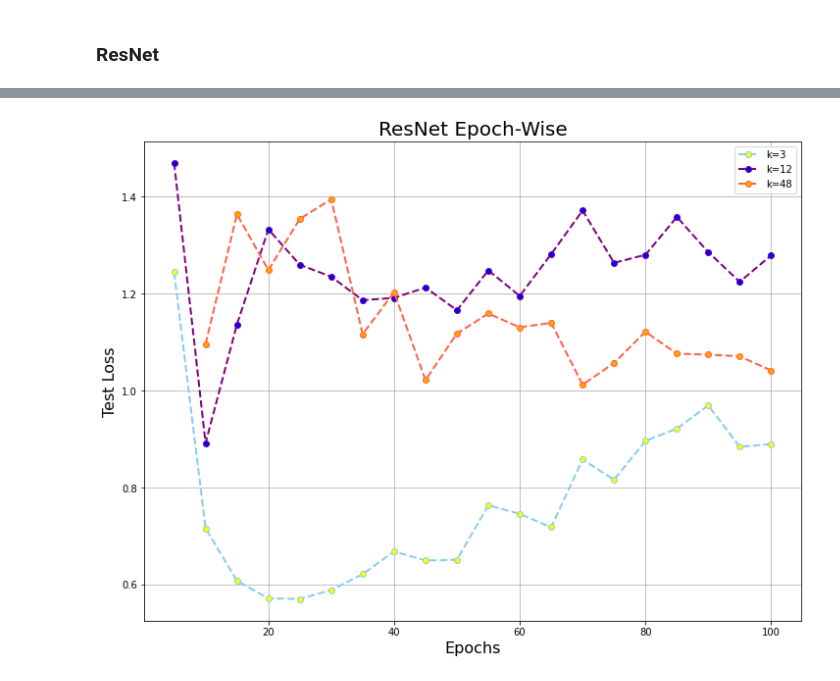
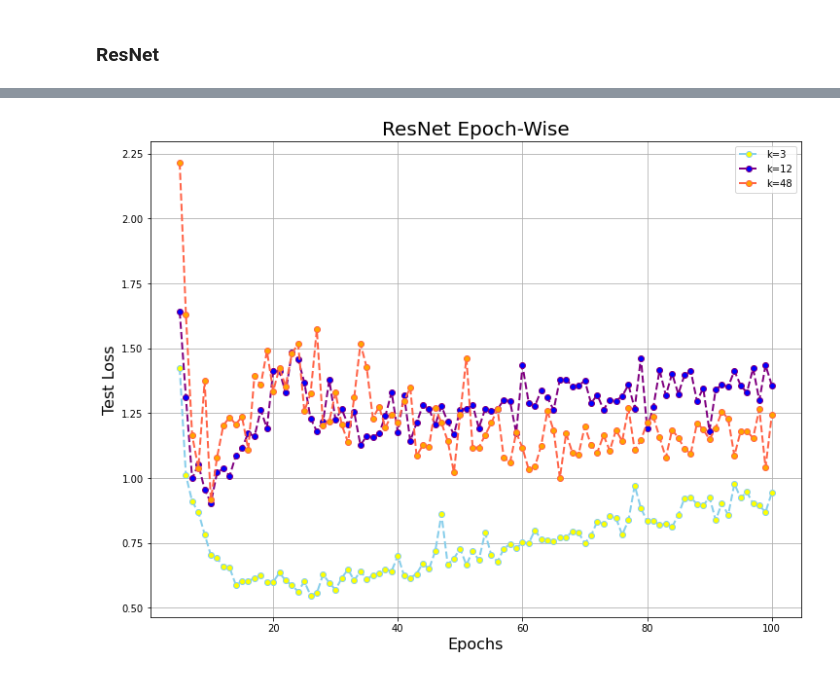
Before and after one commit to JasonTarzan/Deep-Double-Descent-Where-Bigger-Models-and-More-Data-Hurts, a Jupyter notebook: Deep-Double-Descent.ipynb, the cells around one changed output, grey strips where cells are left out. Saved outputs shown, nothing was run; the diff lists cells and outputs as text; code cells hidden in the pictures.

```diff
--- a/Deep-Double-Descent.ipynb
+++ b/Deep-Double-Descent.ipynb
@@ -373,10 +364,11 @@ plt.show()
 train_loss = {}
 test_loss = {}
 for k in [3,12,48]:
+    print()
     print('Model width parameter k: {}'.format(k))
     train_loss[k] = {}
     test_loss[k] = {}
-    for e in tqdm_notebook(range(5,155,5)):
+    for e in tqdm_notebook(range(5,101,1)):
         error_train = []
         error_test = []
         s = '-'
@@ -475,10 +466,11 @@ plt.show()
 train_loss = {}
 test_loss = {}
 for k in [3,12,48]:
+    print()
     print('Model width parameter k: {}'.format(k))
     train_loss[k] = {}
     test_loss[k] = {}
-    for e in tqdm_notebook(range(5,105,5)):
+    for e in tqdm_notebook(range(5,101,1)):
         error_train = []
         error_test = []
         s = '-'
@@ -560,17 +548,17 @@ Epoch: 100, train_loss: 0.0, test_loss: 1.0414 // -
 # %%
 #multiple line plot
 plt.figure(figsize=(12,9))
 plt.plot(list(test_loss[3].keys()),list(test_loss[3].values()),'bx-',marker = '.',linestyle='--',
          markerfacecolor='yellow', color='skyblue', linewidth=2,markersize=12,label='k=3')
 plt.plot(list(test_loss[12].keys()),list(test_loss[12].values()),'bx-',marker = '.',linestyle='--',
          markerfacecolor='blue', color='purple', linewidth=2,markersize=12,label='k=12')
-plt.plot(list(test_loss[48].keys())[1:],list(test_loss[48].values())[1:],'bx-',marker = '.',linestyle='--',
+plt.plot(list(test_loss[48].keys()),list(test_loss[48].values()),'bx-',marker = '.',linestyle='--',
          markerfacecolor='orange', color='tomato', linewidth=2,markersize=12,label='k=48')
 plt.xlabel('Epochs',fontsize=16)
 plt.ylabel('Test Loss',fontsize=16)
 plt.title('ResNet Epoch-Wise',fontsize=20)
 plt.legend()
 plt.grid()
 plt.show()
 # %% [output]
-[figure, old version]
+[figure, new version]
```
Also changed, not shown: parts of 5 cells of this notebook.
